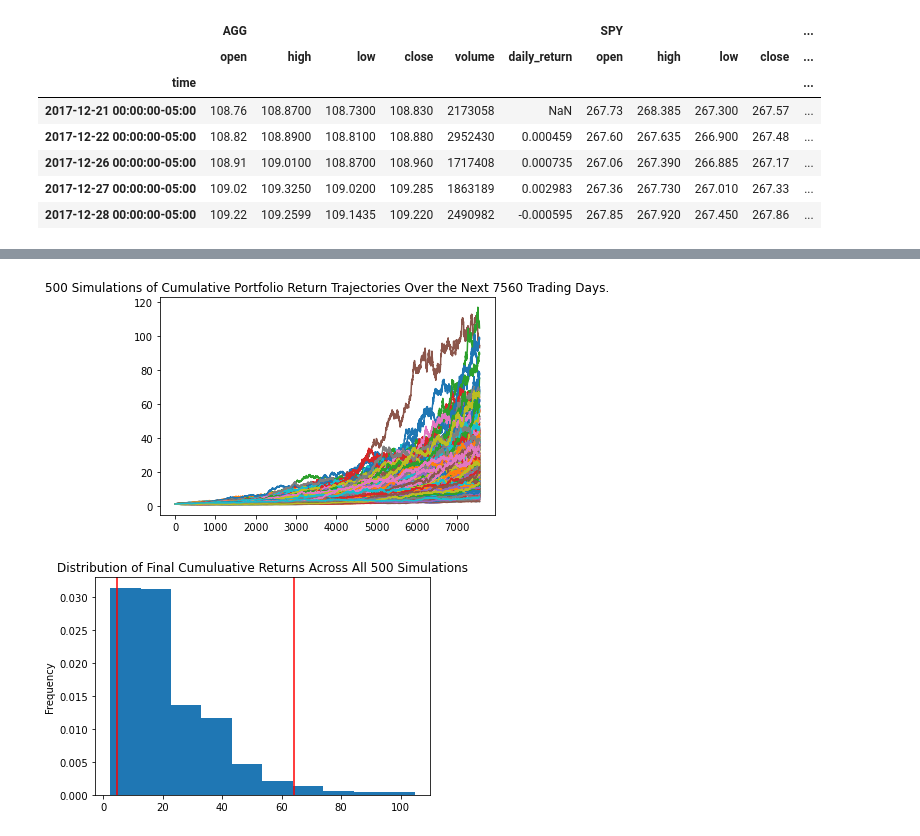
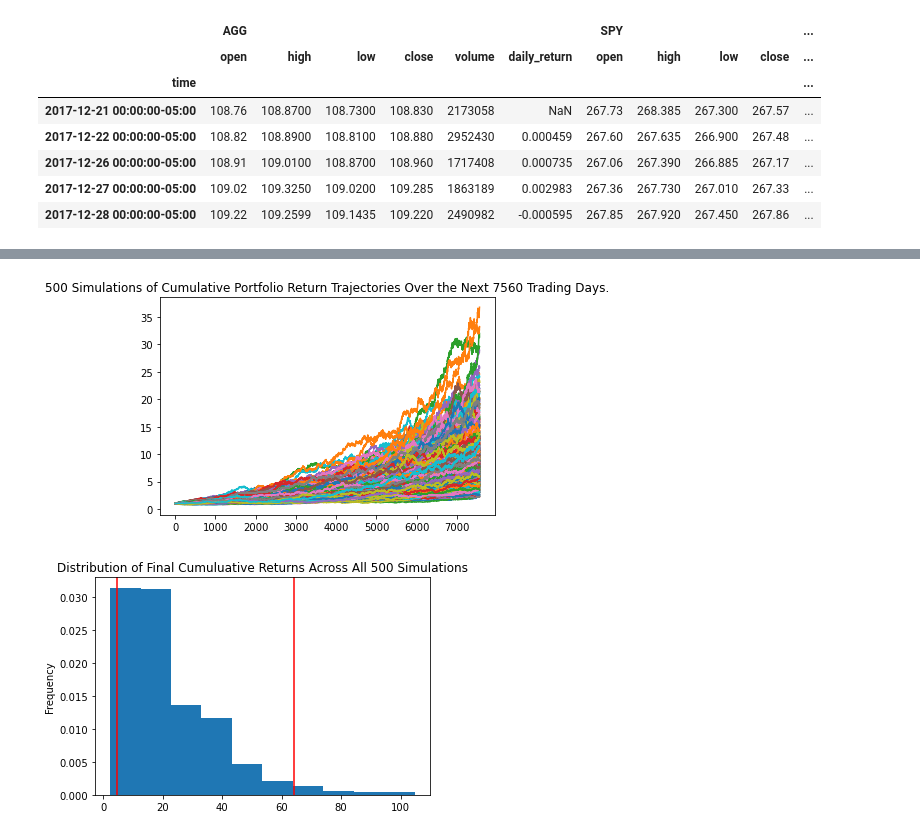
Before and after one commit to Valeriangrip/financial_planning, a Jupyter notebook: financial-planner.ipynb, the cells around one changed output, grey strips where cells are left out. Saved outputs shown, nothing was run; the diff lists cells and outputs as text; code cells hidden in the pictures.

Commit message:
plotted spy agg simulation

```diff
--- a/financial-planner.ipynb
+++ b/financial-planner.ipynb
@@ -265,9 +265,9 @@ Running Monte Carlo simulation number 490.
 7561 rows × 500 columns
 # %%
 # Plot simulation outcomes
-# YOUR CODE HERE!
+line_plot=MC_dist.plot_simulation()
 # %% [output]
-[figure, old version]
+[figure, new version]
 # %%
 # Plot probability distribution and confidence intervals
 # YOUR CODE HERE!
```
Also changed, not shown: parts of 1 cell of this notebook.
